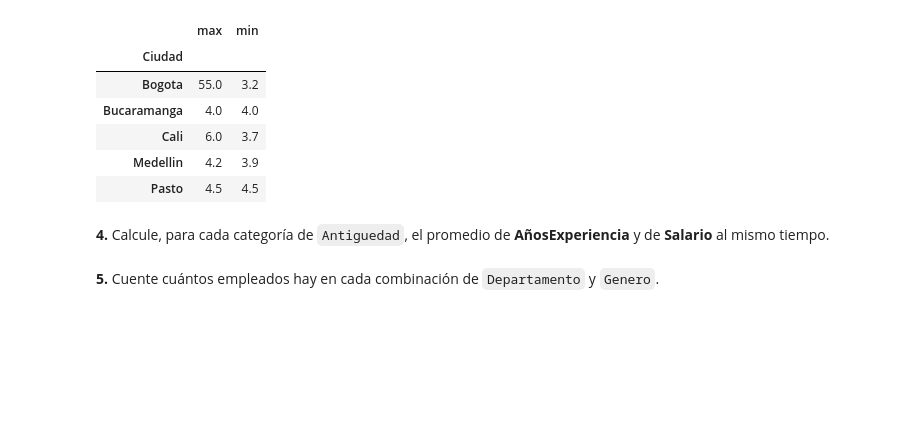
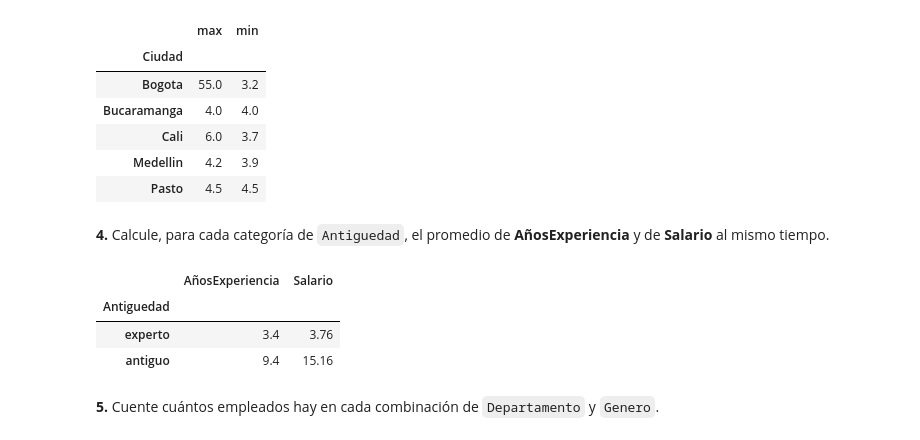
Before and after one commit to samart05/aprendiendo_github, a Jupyter notebook: Taller_Preparcial_Seccion3_Pandas.ipynb, the cells around one changed output. Cells and saved outputs as stored; diff of their text form; code cells hidden in the pictures; blank space fills up the shorter version.

```diff
--- a/Taller_Preparcial_Seccion3_Pandas.ipynb
+++ b/Taller_Preparcial_Seccion3_Pandas.ipynb
@@ -424,6 +424,13 @@ salario_max_min_ciudad
 **4.** Calcule, para cada categoría de `Antiguedad`, el promedio de **AñosExperiencia** y de **Salario** al mismo tiempo.
 # %%
 # Escriba aquí su código
+promedio_antiguedad = df.groupby("Antiguedad")[["AñosExperiencia", "Salario"]].mean()
+promedio_antiguedad
+# %% [output]
+|  | AñosExperiencia | Salario |
+| Antiguedad |  |  |
+| experto | 3.4 | 3.76 |
+| antiguo | 9.4 | 15.16 |
 # %% [markdown]
 **5.** Cuente cuántos empleados hay en cada combinación de `Departamento` y `Genero`.
 # %%
```
Also changed, not shown: parts of 1 cell of this notebook.
